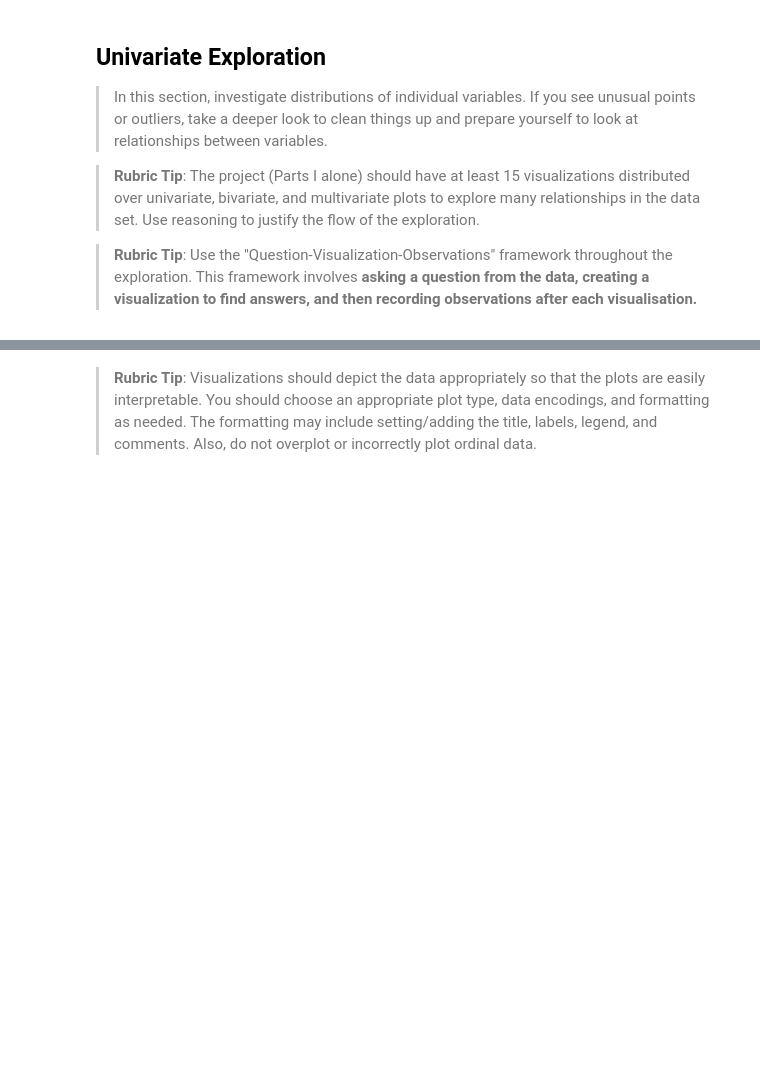
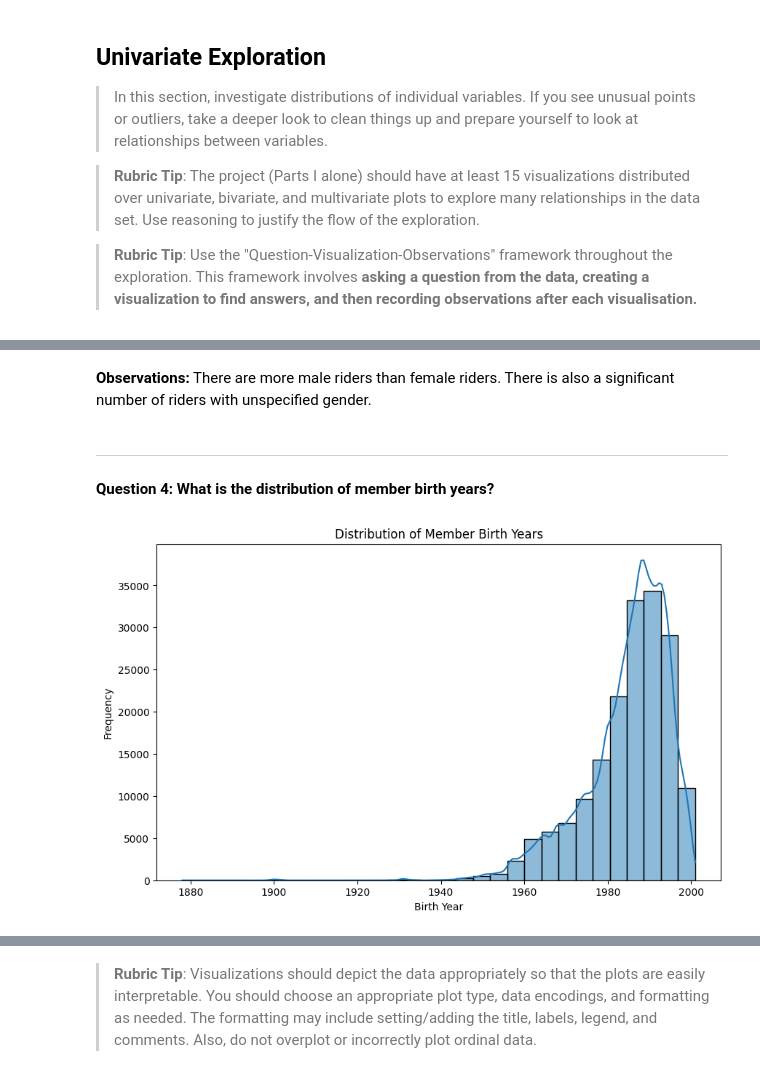
Before and after one commit to JonathanPrentice/Udacity-Data-Analyst-Nanodegree, a Jupyter notebook: Project 3 - Communicate Data Findings/notebooks/Part_I_Exploration.ipynb, the cells around one changed output, grey strips where cells are left out. Saved outputs shown, nothing was run; the diff lists cells and outputs as text; code cells hidden in the pictures; blank space fills up the shorter version.

```diff
--- a/Project 3 - Communicate Data Findings/notebooks/Part_I_Exploration.ipynb
+++ b/Project 3 - Communicate Data Findings/notebooks/Part_I_Exploration.ipynb
@@ -112,0 +154,16 @@ and prepare yourself to look at relationships between variables.
+# %% [markdown]
+**Observations:** There are more male riders than female riders. There is also a significant number of riders with unspecified gender.
+# %% [markdown]
+---
+# %% [markdown]
+**Question 4: What is the distribution of member birth years?**
+# %%
+# Plot the distribution of member birth years
+plt.figure(figsize=(10, 6))
+sns.histplot(df['member_birth_year'], kde=True, bins=30)
+plt.title('Distribution of Member Birth Years')
+plt.xlabel('Birth Year')
+plt.ylabel('Frequency')
+plt.show()
+# %% [output]
+[figure, added]
```
Also changed, not shown: parts of 20 cells of this notebook.
